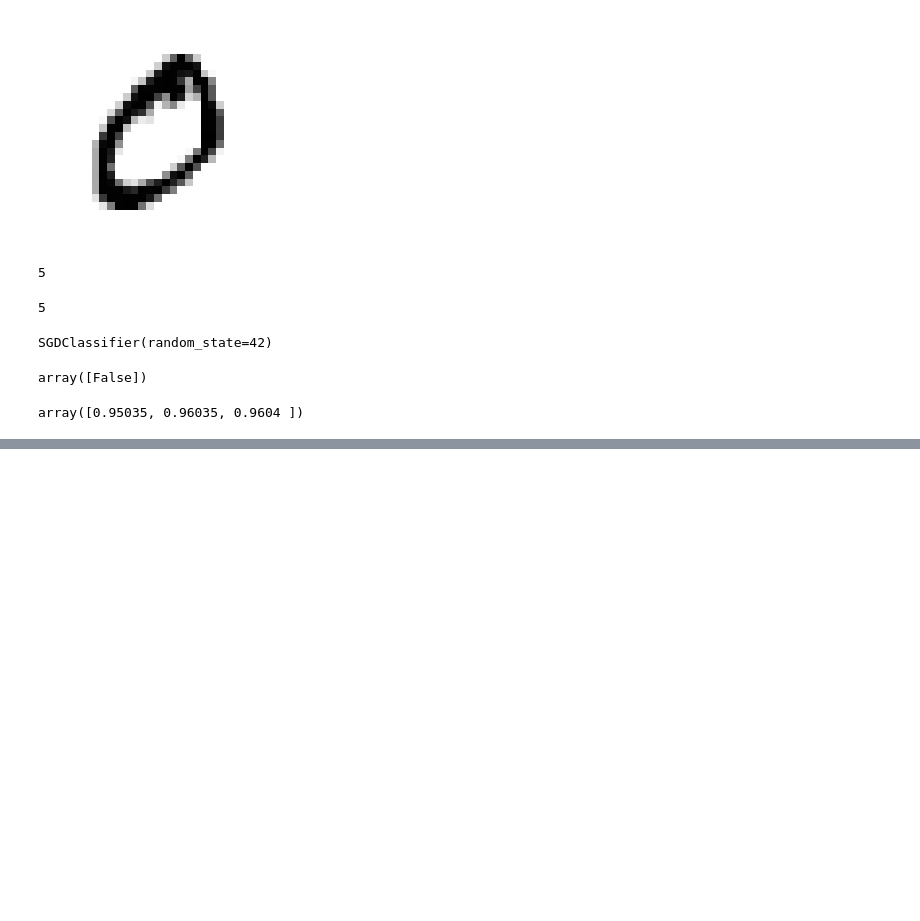
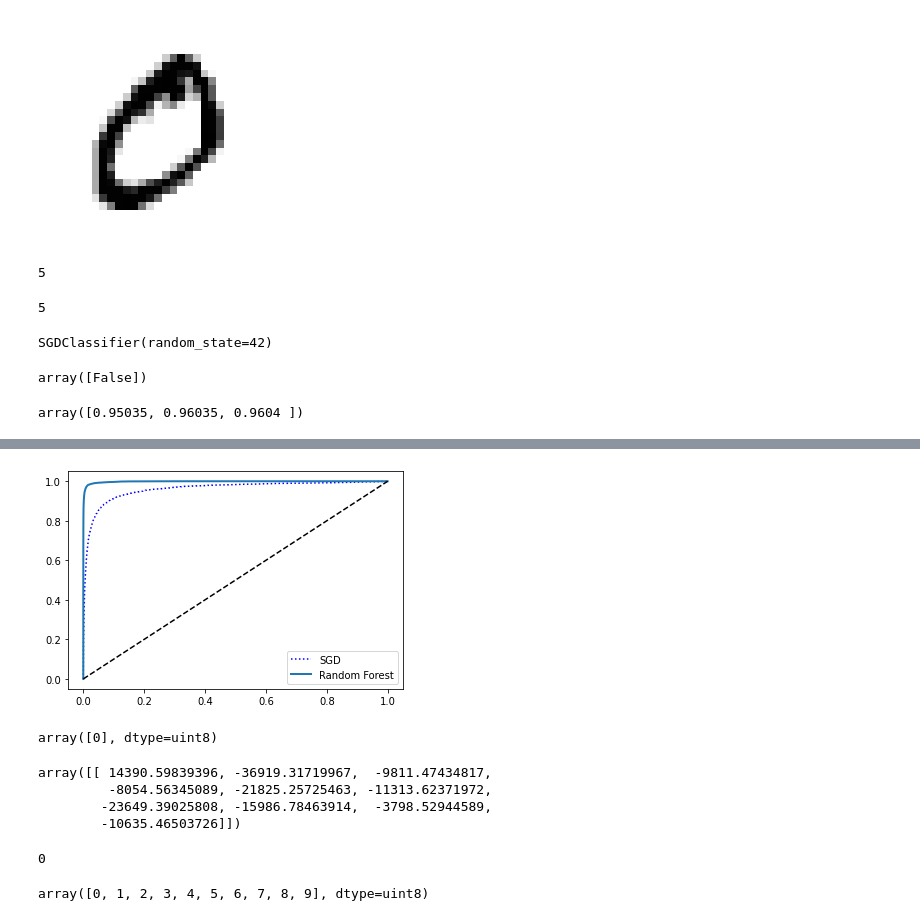
Before and after one commit to longlinht/machine-learning-practices, a Jupyter notebook: hands-on-machine-learning/Chapter3-Hello World.ipynb, the cells around one changed output, grey strips where cells are left out. Cells and saved outputs as stored; diff of their text form; code cells hidden in the pictures; blank space fills up the shorter version.

```diff
--- a/hands-on-machine-learning/Chapter3-Hello World.ipynb
+++ b/hands-on-machine-learning/Chapter3-Hello World.ipynb
@@ -55,0 +139,18 @@ array([0.95035, 0.96035, 0.9604 ])
+# %%
+from sklearn.ensemble import RandomForestClassifier
+forest_clf = RandomForestClassifier(random_state=42)
+y_probas_forest = cross_val_predict(forest_clf, X_train, y_train_5, cv=3,method="predict_proba")
+y_scores_forest = y_probas_forest[:, 1] # score = proba of positive class
+fpr_forest, tpr_forest, thresholds_forest = roc_curve(y_train_5,y_scores_forest)
+# %%
+plt.plot(fpr, tpr, "b:", label="SGD")
+plot_roc_curve(fpr_forest, tpr_forest, "Random Forest")
+plt.legend(loc="lower right")
+plt.show()
+# %% [output]
+[figure, added]
+# %%
+sgd_clf.fit(X_train, y_train)
+sgd_clf.predict([some_digit])
+# %% [output]
+array([0], dtype=uint8)
@@ -55,0 +159,15 @@ array([0.95035, 0.96035, 0.9604 ])
+# %%
+some_digit_scores
+# %% [output]
+array([[ 14390.59839396, -36919.31719967,  -9811.47434817,
+         -8054.56345089, -21825.25725463, -11313.62371972,
+        -23649.39025808, -15986.78463914,  -3798.52944589,
+        -10635.46503726]])
+# %%
+np.argmax(some_digit_scores)
+# %% [output]
+0
+# %%
+sgd_clf.classes_
+# %% [output]
+array([0, 1, 2, 3, 4, 5, 6, 7, 8, 9], dtype=uint8)
```
Also changed, not shown: parts of 21 cells of this notebook.
